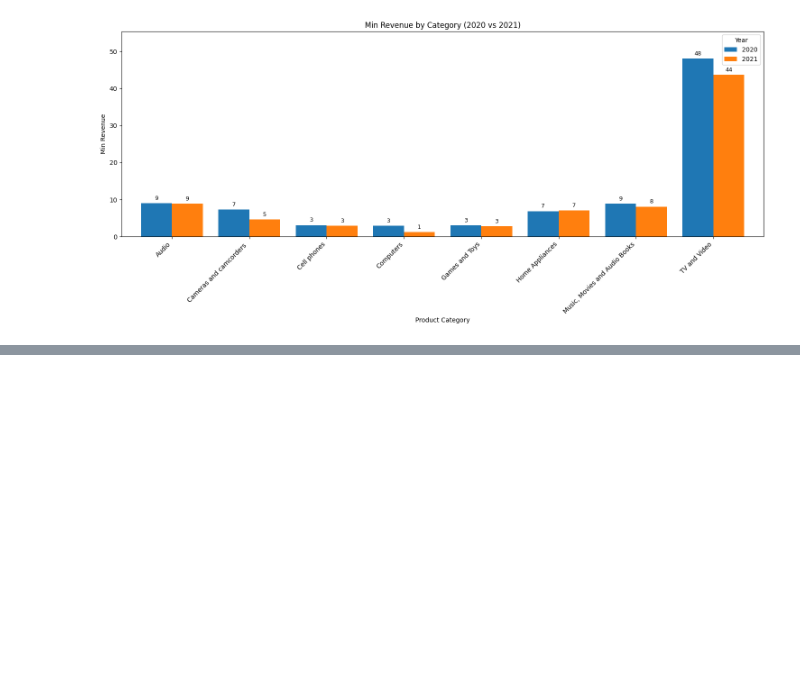
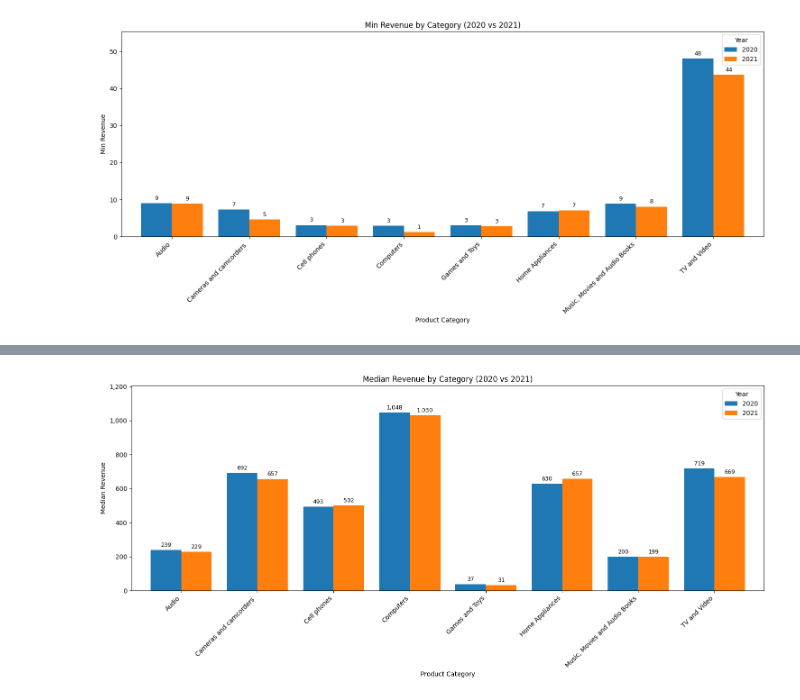
Before and after one commit to Nisha-Gangadhar/NishaTheDataAnalyst.github.io, a Jupyter notebook: Resources/Update2_SQL_Notebook.ipynb, the cells around one changed output, grey strips where cells are left out. Drawn from its saved outputs; the diff is of its cells as text; code cells hidden in the pictures; blank space fills up the shorter version.

```diff
--- a/Resources/Update2_SQL_Notebook.ipynb
+++ b/Resources/Update2_SQL_Notebook.ipynb
@@ -558,7 +549,7 @@ Running query in 'postgresql+psycopg2://postgres:***@localhost:5432/contoso_100k
 # %%
 import pandas as pd
 
-df = result.copy()
+df = results.copy()
 
 year_columns = [
     f'total_revenue_{year}'
@@ -1015,0 +1145,64 @@ plt.show()
+# %%
+import matplotlib.pyplot as plt
+import matplotlib.ticker as ticker
+import pandas as pd
+
+# Get data from your SQL result
+chart_df = resultmedian.copy()
+
+# Select maximum revenue columns
+# chart_df = chart_df[['categoryname', 'max_revenue_2020', 'max_revenue_2021']]
+
+chart_df = chart_df[['categoryname', 'median_price_2020', 'median_price_2021']]
+
+
+
+
+# Set category as index and sort A-Z
+chart_df = chart_df.set_index('categoryname').sort_index()
+
+# Rename columns for chart legend
+chart_df.columns = ['2020', '2021']
+
+# Ensure numeric values
+chart_df = chart_df.apply(pd.to_numeric, errors='coerce')
+
+# Create grouped bar chart
+ax = chart_df.plot(
+    kind='bar',
+    figsize=(15, 7),
+    width=0.8
+)
+
+# plt.title('Max Revenue by Category (2020 vs 2021)')
+plt.title('Median Revenue by Category (2020 vs 2021)')
+
+plt.xlabel('Product Category')
+
+
+# plt.ylabel('Max Revenue')
+plt.ylabel('Median Revenue')
+
+
+plt.xticks(rotation=45, ha='right')
+plt.legend(title='Year')
+
+# Display revenue values on Y-axis
+ax.yaxis.set_major_formatter(
+    ticker.StrMethodFormatter('{x:,.0f}')
+)
+
+# Display values on top of each bar
+for container in ax.containers:
+    ax.bar_label(
+        container,
+        fmt='{:,.0f}',
+        padding=3,
+        fontsize=9
+    )
+
+plt.margins(y=0.15)
+plt.tight_layout()
+plt.show()
+# %% [output]
+[figure, added]
```
Also changed, not shown: parts of 10 cells of this notebook.
